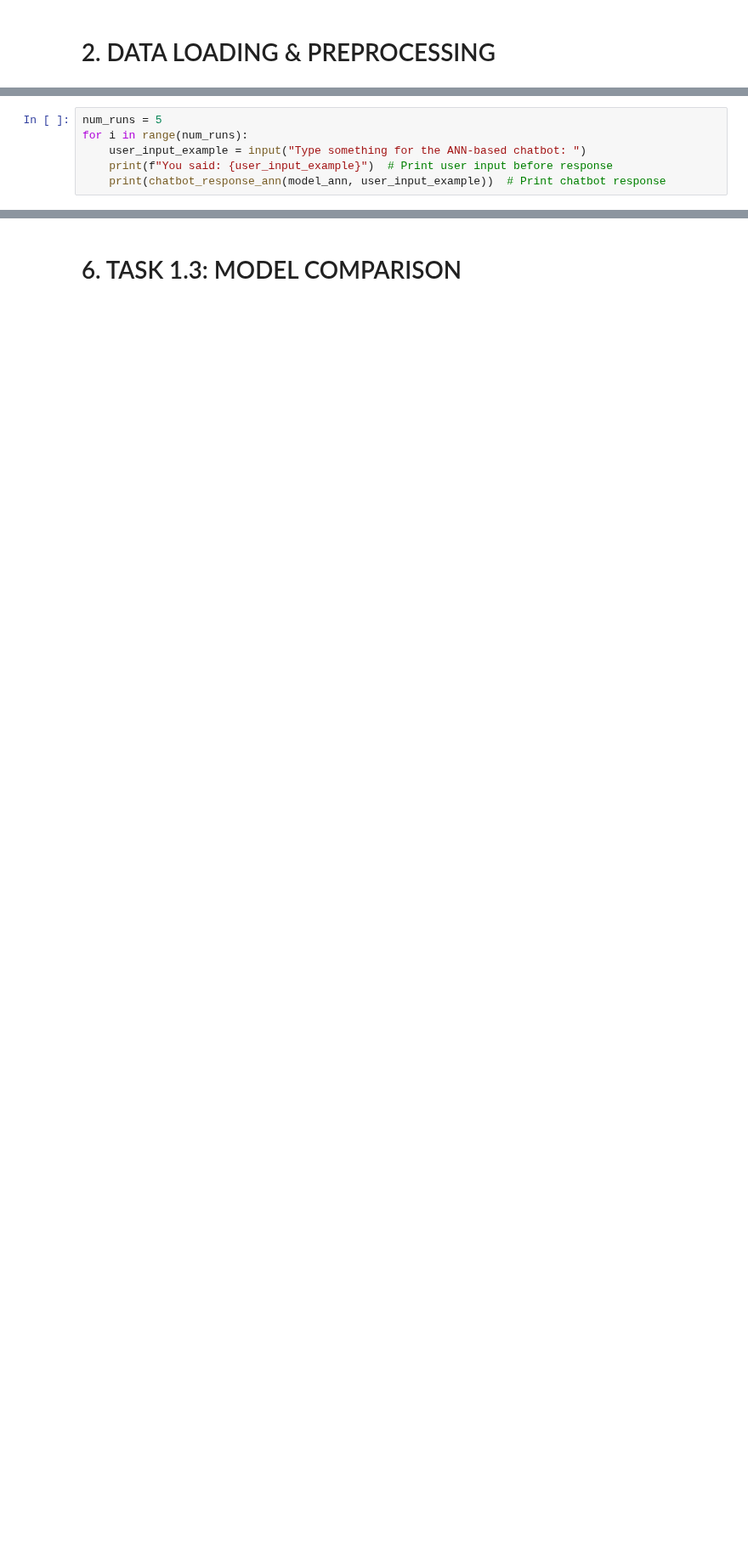
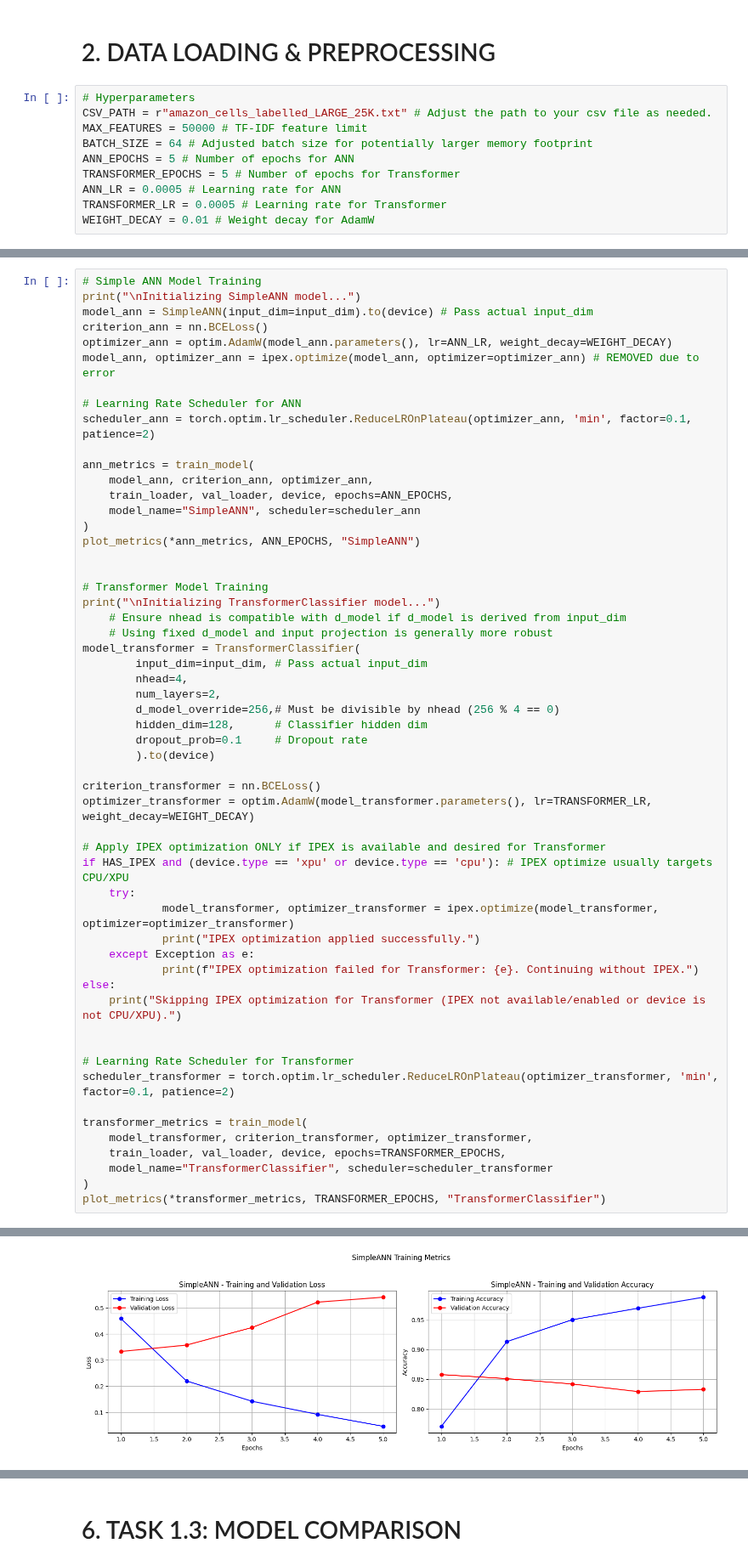
Before and after one commit to williamporomaa/D7047E_exercise_group_5, a Jupyter notebook: Lab1/lab1_ANN_n_Transformers.ipynb, the cells around one changed output, grey strips where cells are left out. Shown at 85% size. Saved outputs shown, nothing was run; the diff lists cells and outputs as text; blank space fills up the shorter version.

Commit message:
Optimized both models to get acc around 80%

```diff
--- a/Lab1/lab1_ANN_n_Transformers.ipynb
+++ b/Lab1/lab1_ANN_n_Transformers.ipynb
@@ -93,3 +80,13 @@ Using device: xpu
 # %% [markdown]
 # 2. DATA LOADING & PREPROCESSING
+# %%
+# Hyperparameters
+CSV_PATH = r"amazon_cells_labelled_LARGE_25K.txt" # Adjust the path to your csv file as needed.
+MAX_FEATURES = 50000 # TF-IDF feature limit
+BATCH_SIZE = 64 # Adjusted batch size for potentially larger memory footprint
+ANN_EPOCHS = 5 # Number of epochs for ANN
+TRANSFORMER_EPOCHS = 5 # Number of epochs for Transformer
+ANN_LR = 0.0005 # Learning rate for ANN
+TRANSFORMER_LR = 0.0005 # Learning rate for Transformer
+WEIGHT_DECAY = 0.01 # Weight decay for AdamW
 # %%
@@ -334,6 +248,0 @@ Epoch [5/5], Train Loss: 0.0117, Val Loss: 0.5369, Train Acc: 0.9969, Val Acc: 0
-# %%
-num_runs = 5
-for i in range(num_runs):
-    user_input_example = input("Type something for the ANN-based chatbot: ")
-    print(f"You said: {user_input_example}")  # Print user input before response
-    print(chatbot_response_ann(model_ann, user_input_example))  # Print chatbot response
@@ -636,0 +504,56 @@ It seems negative.
+# %%
+# Simple ANN Model Training
+print("\nInitializing SimpleANN model...")
+model_ann = SimpleANN(input_dim=input_dim).to(device) # Pass actual input_dim
+criterion_ann = nn.BCELoss()
+optimizer_ann = optim.AdamW(model_ann.parameters(), lr=ANN_LR, weight_decay=WEIGHT_DECAY)
+model_ann, optimizer_ann = ipex.optimize(model_ann, optimizer=optimizer_ann) # REMOVED due to error
+
+# Learning Rate Scheduler for ANN
+scheduler_ann = torch.optim.lr_scheduler.ReduceLROnPlateau(optimizer_ann, 'min', factor=0.1, patience=2)
+
+ann_metrics = train_model(
+    model_ann, criterion_ann, optimizer_ann,
+    train_loader, val_loader, device, epochs=ANN_EPOCHS,
+    model_name="SimpleANN", scheduler=scheduler_ann
+)
+plot_metrics(*ann_metrics, ANN_EPOCHS, "SimpleANN")
+
+
+# Transformer Model Training
+print("\nInitializing TransformerClassifier model...")
+    # Ensure nhead is compatible with d_model if d_model is derived from input_dim
+    # Using fixed d_model and input projection is generally more robust
+model_transformer = TransformerClassifier(
+        input_dim=input_dim, # Pass actual input_dim
+        nhead=4,
+        num_layers=2,
+        d_model_override=256,# Must be divisible by nhead (256 % 4 == 0)
+        hidden_dim=128,      # Classifier hidden dim
+        dropout_prob=0.1     # Dropout rate
+        ).to(device)
+
+criterion_transformer = nn.BCELoss()
+optimizer_transformer = optim.AdamW(model_transformer.parameters(), lr=TRANSFORMER_LR, weight_decay=WEIGHT_DECAY)
+
+# Apply IPEX optimization ONLY if IPEX is available and desired for Transformer
+if HAS_IPEX and (device.type == 'xpu' or device.type == 'cpu'): # IPEX optimize usually targets CPU/XPU
+    try:
+            model_transformer, optimizer_transformer = ipex.optimize(model_transformer, optimizer=optimizer_transformer)
+            print("IPEX optimization applied successfully.")
+    except Exception as e:
+            print(f"IPEX optimization failed for Transformer: {e}. Continuing without IPEX.")
+else:
+    print("Skipping IPEX optimization for Transformer (IPEX not available/enabled or device is not CPU/XPU).")
+
+
+# Learning Rate Scheduler for Transformer
+scheduler_transformer = torch.optim.lr_scheduler.ReduceLROnPlateau(optimizer_transformer, 'min', factor=0.1, patience=2)
+
+transformer_metrics = train_model(
+    model_transformer, criterion_transformer, optimizer_transformer,
+    train_loader, val_loader, device, epochs=TRANSFORMER_EPOCHS,
+    model_name="TransformerClassifier", scheduler=scheduler_transformer
+)
+plot_metrics(*transformer_metrics, TRANSFORMER_EPOCHS, "TransformerClassifier")
+# %% [output]
@@ -636,0 +569 @@ It seems negative.
+[figure, added]
```
Also changed, not shown: parts of 21 cells of this notebook.
